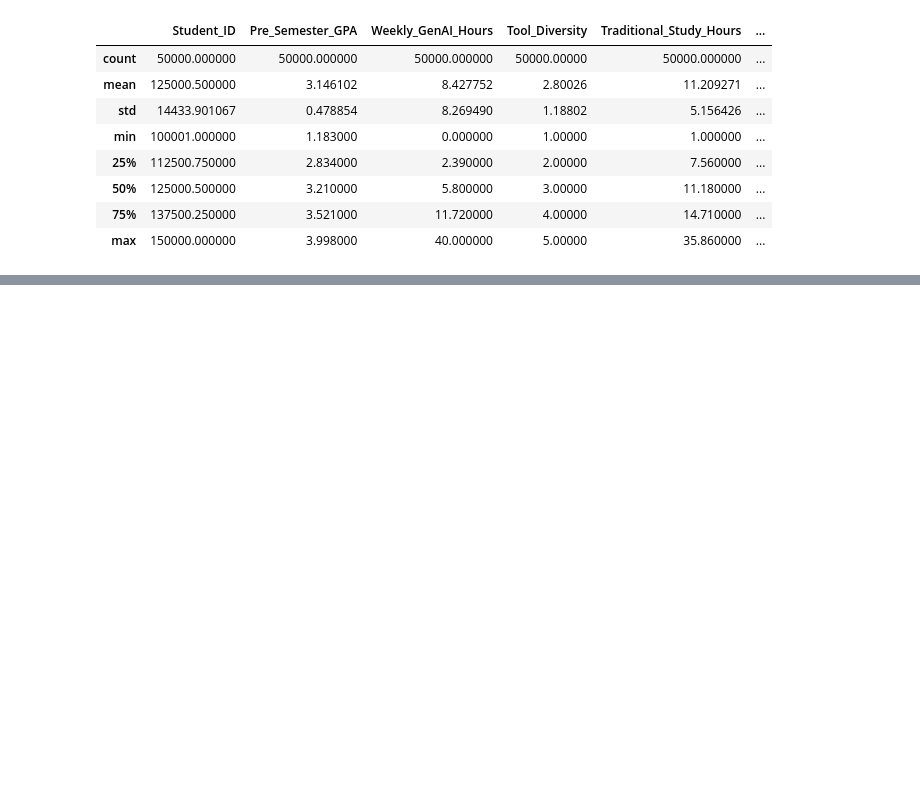
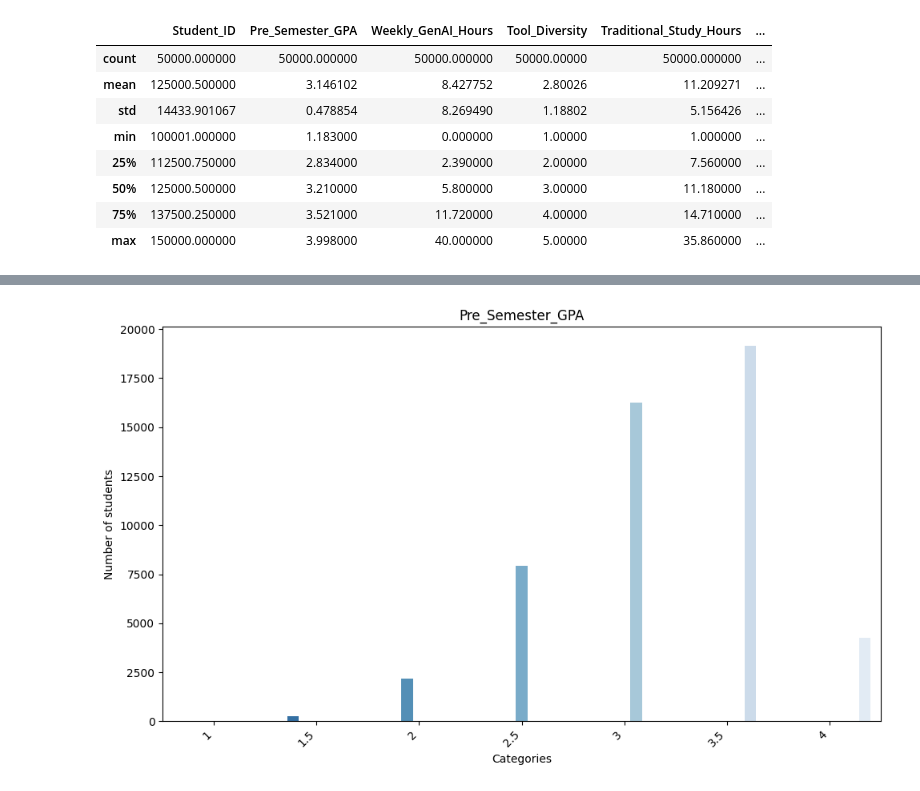
Before and after one commit to vdnfgg/PMN-26L_Projekt, a Jupyter notebook: analiza_danych.ipynb, the cells around one changed output, grey strips where cells are left out. Saved outputs shown, nothing was run; the diff lists cells and outputs as text; code cells hidden in the pictures; blank space fills up the shorter version.

```diff
--- a/analiza_danych.ipynb
+++ b/analiza_danych.ipynb
@@ -127,0 +155,36 @@ data_illustration(df)
+# %%
+import pandas as pd
+import matplotlib.pyplot as plt
+import seaborn as sns
+
+# Ilustracja danych - które są intem lub floatem
+def data_illustration2(df):
+    column = "Pre_Semester_GPA"
+
+    # 1. Przygotowanie skali i granic
+    grades = ["1", "1.5", "2", "2.5", "3", "3.5", "4"]
+    limits = [0.0, 1.25, 1.75, 2.25, 2.75, 3.25, 3.75, 5.0] # Rozszerzone granice dla bezpieczeństwa skrajnych ocen
+
+    # 2. Tworzymy kopię i bezpiecznie tniemy dane na tekst
+    df_copy = df.copy()
+    df_copy["GPA_Categorical"] = pd.cut(df_copy[column], bins=limits, labels=grades)
+
+    # 3. NOWE OKNO: Otwieramy czyste okno wykresu, żeby nie dziedziczyć starych osi
+    plt.figure(figsize=(10, 6))
+
+    # ROZWIĄZANIE: Podajemy x="GPA_Categorical" z df_copy.
+    # Teraz Seaborn widzi czysty tekst i zrobi piękne, grube słupki!
+    sns.countplot(x="GPA_Categorical", data=df_copy, hue="GPA_Categorical", palette="Blues_r", legend=False)
+
+    # Kosmetyka osi i tytułów
+    plt.title(column)
+    plt.xlabel("Categories")
+    plt.ylabel("Number of students")
+
+    plt.xticks(rotation=45, ha='right')
+    plt.tight_layout()
+    plt.show()
+
+data_illustration2(df)
+# %% [output]
+[figure, added]
```
Also changed, not shown: parts of 4 cells of this notebook.
